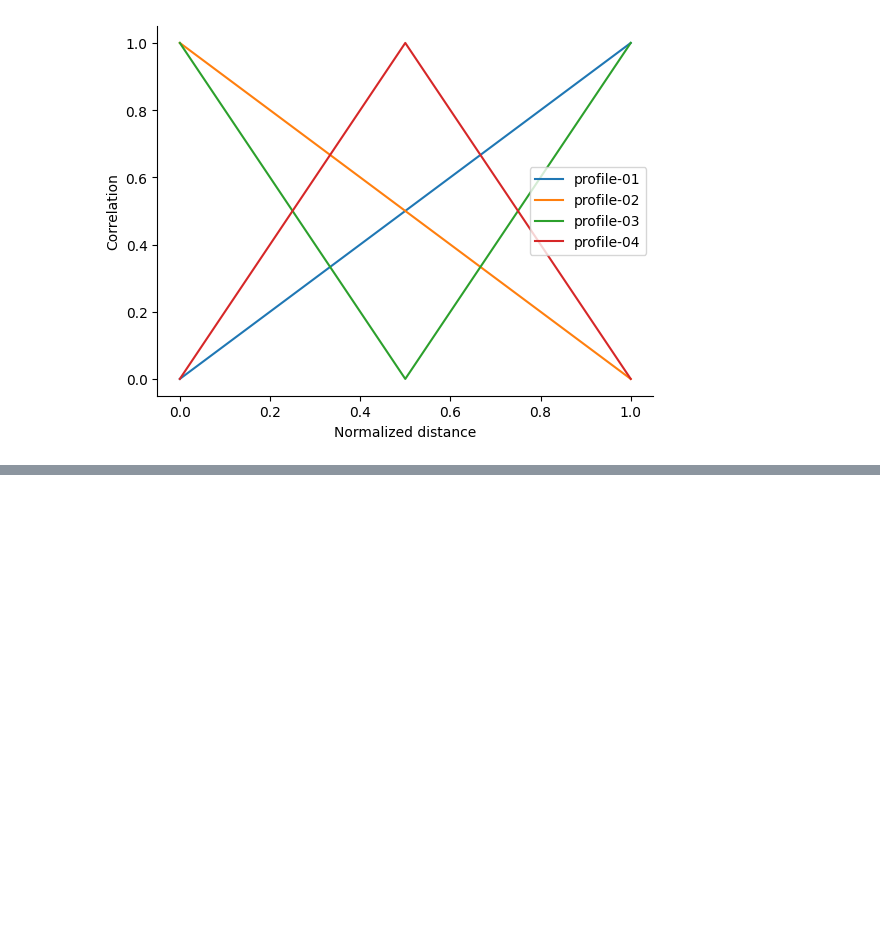
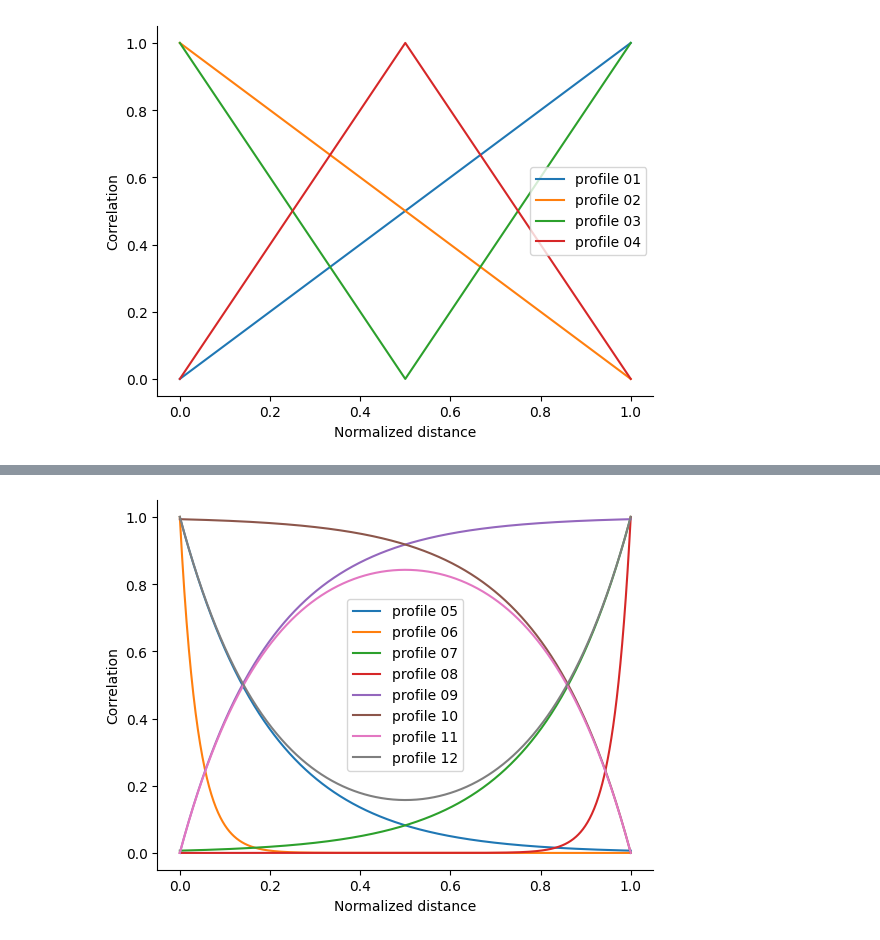
Before and after one commit to DynamicaLab/geometric-networks, a Jupyter notebook: analysis/synthetic_correlation_matrices.ipynb, the cells around one changed output, grey strips where cells are left out. Drawn from its saved outputs; the diff is of its cells as text; code cells hidden in the pictures; blank space fills up the shorter version.

```diff
--- a/analysis/synthetic_correlation_matrices.ipynb
+++ b/analysis/synthetic_correlation_matrices.ipynb
@@ -131 +96,80 @@ fig.savefig("../figures/profiles-05-06-07-08.pdf")
+# %%
+fig, ax = plt.subplots()
+
+profiles = ""
+
+idx += 1
+profiles += "-{:02d}".format(idx)
+y  = np.exp(-5 * x)
+yy = np.exp(-5 * xx)
+y[np.diag_indices_from(y)] = 1
+np.savetxt(matrix_rootname.format(number_of_vertices, number_of_vertices, idx), y, fmt='%.6f')
+ax.plot(xx, yy, label="profile {:02d}".format(idx))
+
+idx += 1
+profiles += "-{:02d}".format(idx)
+y  = np.exp(-25 * x)
+yy = np.exp(-25 * xx)
+y[np.diag_indices_from(y)] = 1
+np.savetxt(matrix_rootname.format(number_of_vertices, number_of_vertices, idx), y, fmt='%.6f')
+ax.plot(xx, yy, label="profile {:02d}".format(idx))
+
+idx += 1
+profiles += "-{:02d}".format(idx)
+y  = np.exp(-5 * (1 - x))
+yy = np.exp(-5 * (1 - xx))
+y[np.diag_indices_from(y)] = 1
+np.savetxt(matrix_rootname.format(number_of_vertices, number_of_vertices, idx), y, fmt='%.6f')
+ax.plot(xx, yy, label="profile {:02d}".format(idx))
+
+idx += 1
+profiles += "-{:02d}".format(idx)
+y  = np.exp(-25 * (1 - x))
+yy = np.exp(-25 * (1 - xx))
+y[np.diag_indices_from(y)] = 1
+np.savetxt(matrix_rootname.format(number_of_vertices, number_of_vertices, idx), y, fmt='%.6f')
+ax.plot(xx, yy, label="profile {:02d}".format(idx))
+
+idx += 1
+profiles += "-{:02d}".format(idx)
+y  = 1 - np.exp(-5 * x)
+yy = 1 - np.exp(-5 * xx)
+y[np.diag_indices_from(y)] = 1
+np.savetxt(matrix_rootname.format(number_of_vertices, number_of_vertices, idx), y, fmt='%.6f')
+ax.plot(xx, yy, label="profile {:02d}".format(idx))
+
+idx += 1
+profiles += "-{:02d}".format(idx)
+y  = 1 - np.exp(-5 * (1 - x))
+yy = 1 - np.exp(-5 * (1 - xx))
+y[np.diag_indices_from(y)] = 1
+np.savetxt(matrix_rootname.format(number_of_vertices, number_of_vertices, idx), y, fmt='%.6f')
+ax.plot(xx, yy, label="profile {:02d}".format(idx))
+
+idx += 1
+profiles += "-{:02d}".format(idx)
+y  = (1 - np.exp(-5 * x))  * (1 - np.exp(-5 * (1 - x)))
+yy = (1 - np.exp(-5 * xx)) * (1 - np.exp(-5 * (1 - xx)))
+y[np.diag_indices_from(y)] = 1
+np.savetxt(matrix_rootname.format(number_of_vertices, number_of_vertices, idx), y, fmt='%.6f')
+ax.plot(xx, yy, label="profile {:02d}".format(idx))
+
+idx += 1
+profiles += "-{:02d}".format(idx)
+y  = 1 - (1 - np.exp(-5 * x))  * (1 - np.exp(-5 * (1 - x)))
+yy = 1 - (1 - np.exp(-5 * xx)) * (1 - np.exp(-5 * (1 - xx)))
+y[np.diag_indices_from(y)] = 1
+np.savetxt(matrix_rootname.format(number_of_vertices, number_of_vertices, idx), y, fmt='%.6f')
+ax.plot(xx, yy, label="profile {:02d}".format(idx))
+
+ax.set_xlabel("Normalized distance")
+ax.set_ylabel("Correlation")
+
+ax.spines['right'].set_color('none')
+ax.spines['top'].set_color('none')
+
+ax.legend()
+fig.savefig(figure_rootname.format(profiles))
+# %% [output]
+[figure, added]
 # %% [markdown]
```
Also changed, not shown: parts of 11 cells of this notebook, 37 other files.
